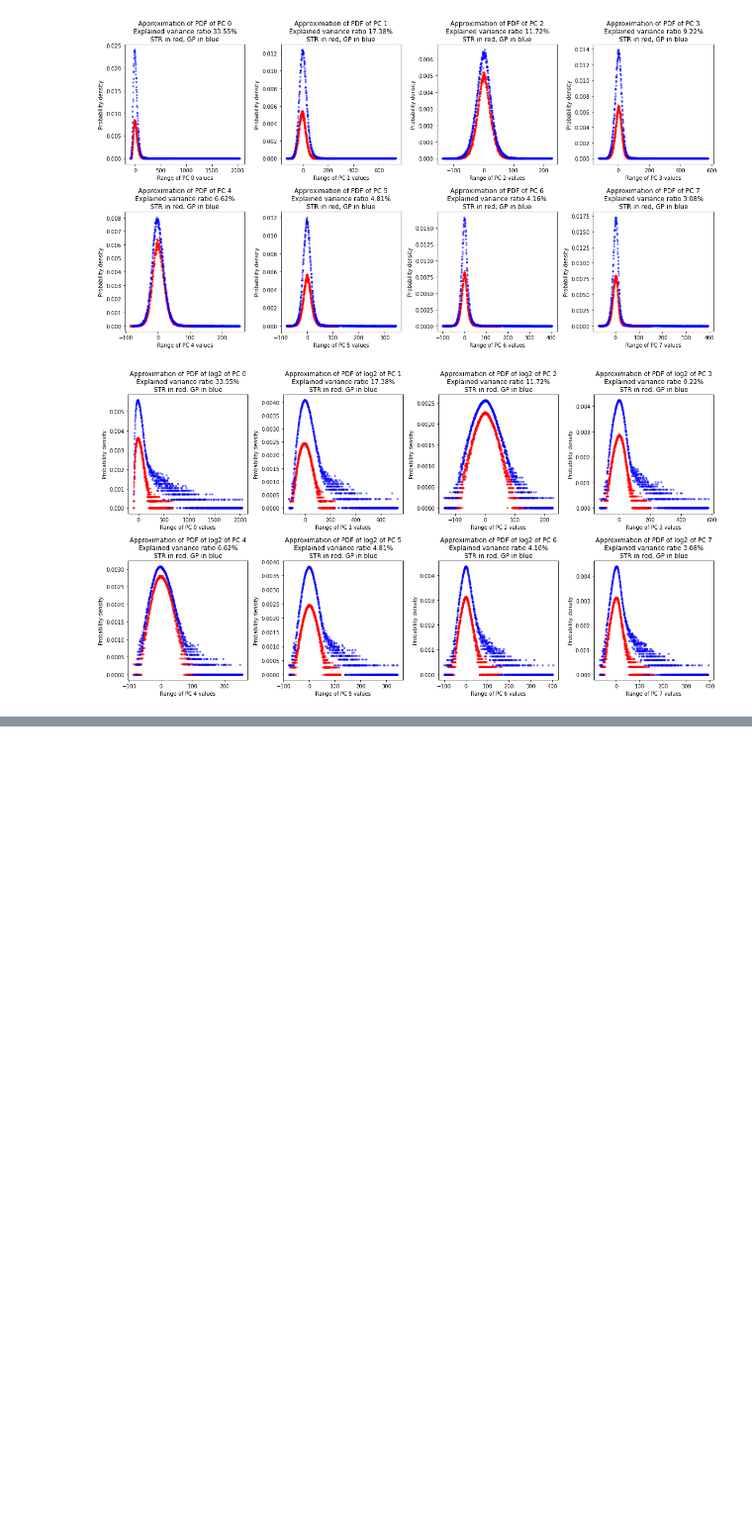
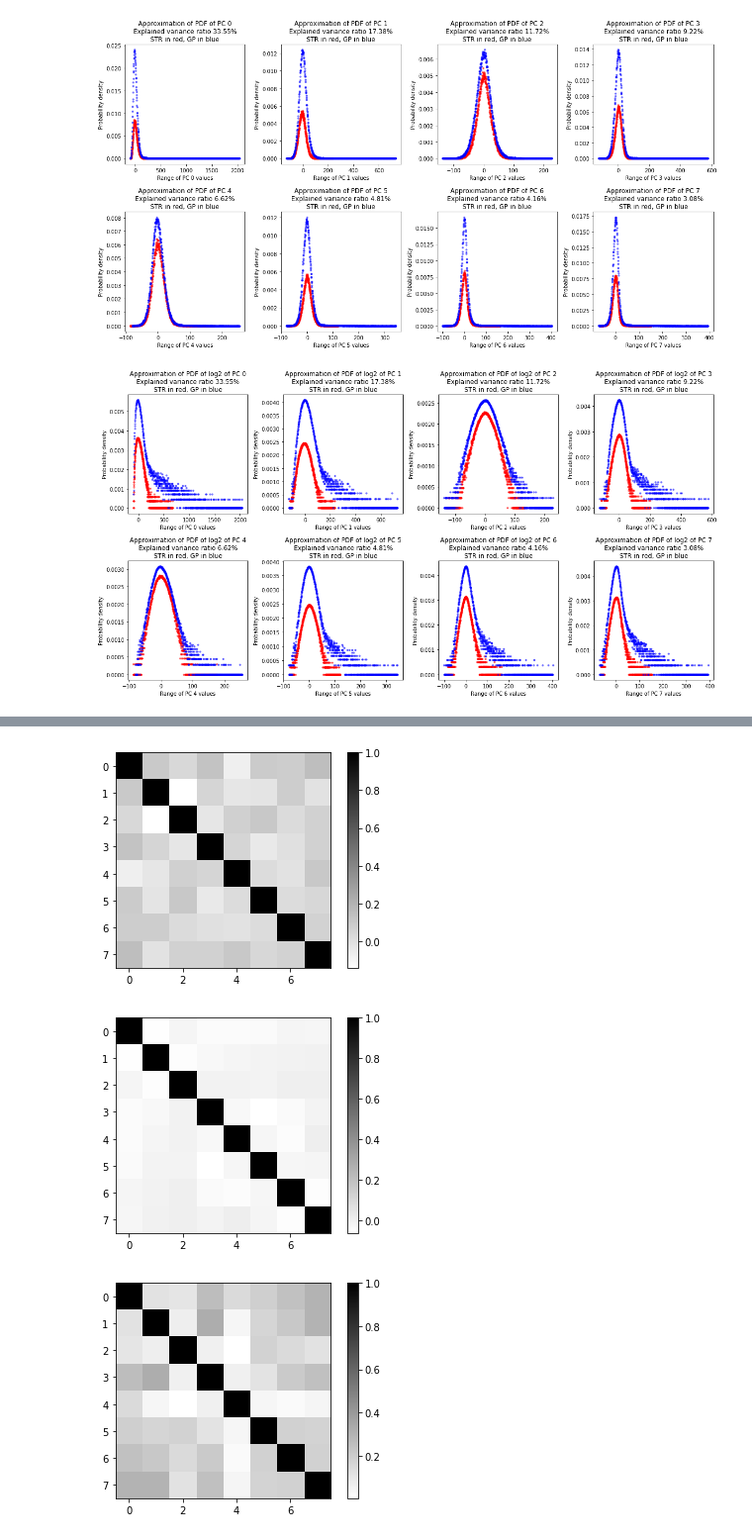
Before and after one commit to miriamvall/DD142X, a Jupyter notebook: code/notebooks/PCA 5.ipynb, the cells around one changed output, grey strips where cells are left out. Shown at 99% size. Cells and saved outputs as stored; diff of their text form; code cells hidden in the pictures; blank space fills up the shorter version.

```diff
--- a/code/notebooks/PCA 5.ipynb
+++ b/code/notebooks/PCA 5.ipynb
@@ -427,0 +420,14 @@ plt.close()
+# %%
+for k,v in sessData.items():
+    plt.imshow(
+        np.corrcoef(
+            pca_model.transform(v.copy()).transpose()
+        ),
+        cmap = 'gist_yarg'
+    )
+    plt.colorbar()
+    plt.show()
+# %% [output]
+[figure, added]
+[figure, added]
+[figure, added]
```
Also changed, not shown: parts of 12 cells of this notebook, 30 other files.
